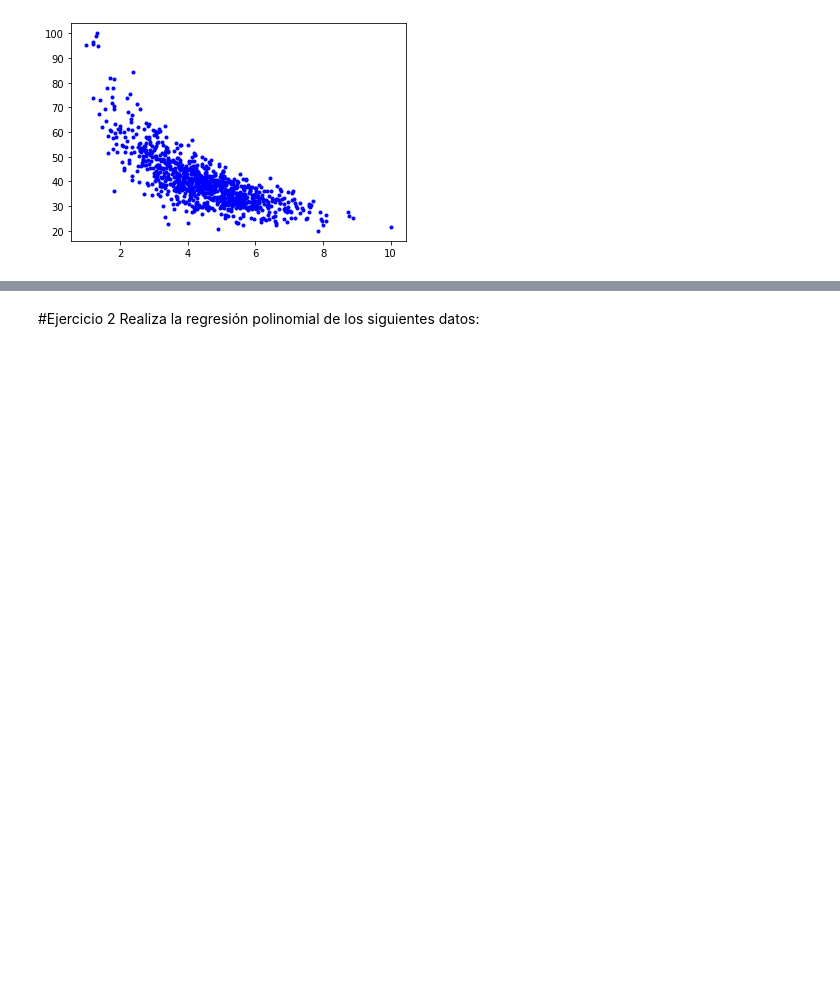
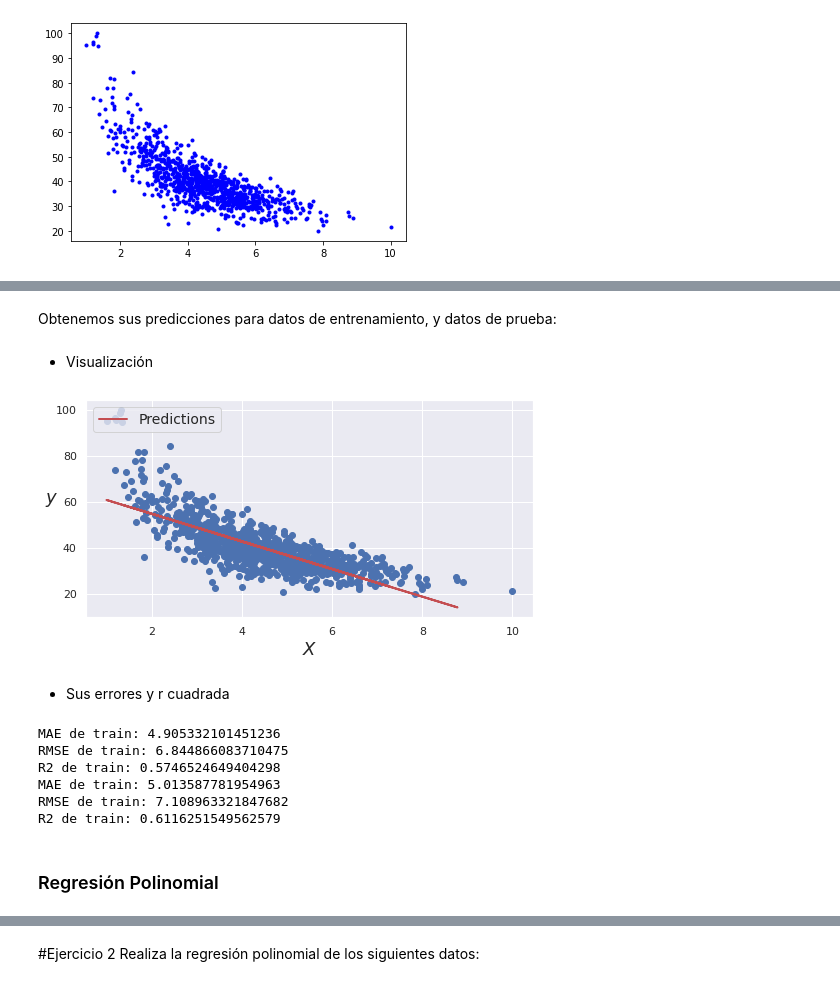
Before and after one commit to PosgradoMNA/actividades-de-aprendizaje-gerardoaaron_castanedajaramillo, a Jupyter notebook: Actividad Semanal -- 7 Regresiones.ipynb, the cells around one changed output, grey strips where cells are left out. Drawn from its saved outputs; the diff is of its cells as text; code cells hidden in the pictures; blank space fills up the shorter version.

```diff
--- a/Actividad Semanal -- 7 Regresiones.ipynb
+++ b/Actividad Semanal -- 7 Regresiones.ipynb
@@ -317,0 +316,3 @@ NameError: ignored
+# %%
+linear_reg = LinearRegression(fit_intercept=True)
+linear_reg.fit(X_train, y_train)
@@ -317,0 +332,22 @@ NameError: ignored
+# %% [markdown]
+Obtenemos sus predicciones para datos de entrenamiento, y datos de prueba:
+# %%
+def predict_ys(model,xt,xp):
+  return model.predict(xt), model.predict(xp)
+# %%
+yhat_train, yhat_test = predict_ys(linear_reg, X_train, X_test)
+# %% [markdown]
+* Visualización
+# %%
+def visualizacion(x_p, y_p, x_model, y_model):
+  plt.scatter(x_p, y_p)
+  plt.plot(x_model, y_model, "r-", linewidth=2, label="Predictions")
+  plt.xlabel("$X$", fontsize=18)
+  plt.ylabel("$y$", rotation=0, fontsize=18)
+  plt.legend(loc="upper left", fontsize=14);
+# %%
+visualizacion(X, y, X_test, yhat_test)
+# %% [output]
+[figure, added]
+# %% [markdown]
+* Sus errores y r cuadrada
@@ -317,0 +372,30 @@ NameError: ignored
+# %%
+error_ejercicio1_train = list()
+error_ejercicio1_test = list()
+
+errores_test = list()
+nom_errores = ['MAE', 'RMSE', 'R2']
+
+errores_train = list()
+errores_test = list()
+errores_train, errores_test = errores(y_train,yhat_train,y_test,yhat_test)
+error_ejercicio1_train.append(errores_train)
+error_ejercicio1_test.append(errores_test)
+
+i = 0
+for error in nom_errores:
+  print(error, 'de train:', errores_train[i])
+  i = i + 1
+i = 0
+for error in nom_errores:
+  print(error, 'de train:', errores_test[i])
+  i = i + 1
+# %% [output]
+MAE de train: 4.905332101451236
+RMSE de train: 6.844866083710475
+R2 de train: 0.5746524649404298
+MAE de train: 5.013587781954963
+RMSE de train: 7.108963321847682
+R2 de train: 0.6116251549562579
+# %% [markdown]
+### Regresión Polinomial
```
Also changed, not shown: parts of 66 cells of this notebook.
